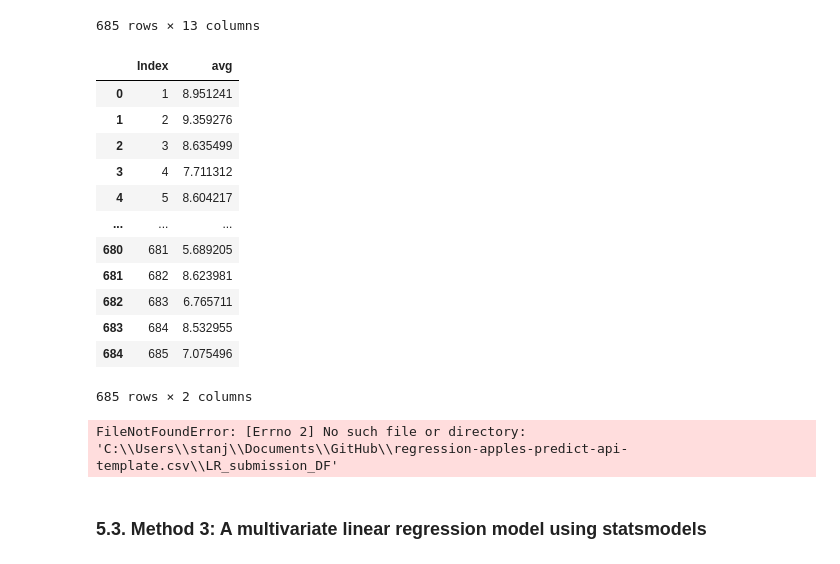
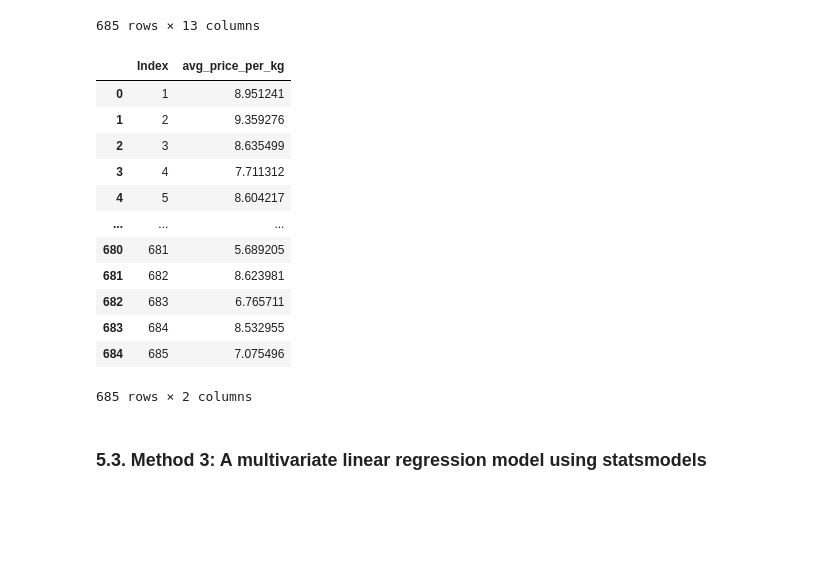
Before and after one commit to lkrump7/regression-apples-predict-api-template, a Jupyter notebook: Linear Regression team TS2.ipynb, the cells around one changed output. Saved outputs shown, nothing was run; the diff lists cells and outputs as text; code cells hidden in the pictures; blank space fills up the shorter version.

```diff
--- a/Linear Regression team TS2.ipynb
+++ b/Linear Regression team TS2.ipynb
@@ -592,23 +592,26 @@ LR_submission_DF = pd.DataFrame({'Index' : index_list, 'avg': y_submission})
-# %%
-LR_submission_DF
-# %% [output]
-|  | Index | avg |
-| 0 | 1 | 8.951241 |
-| 1 | 2 | 9.359276 |
-| 2 | 3 | 8.635499 |
-| 3 | 4 | 7.711312 |
-| 4 | 5 | 8.604217 |
-| ... | ... | ... |
-| 680 | 681 | 5.689205 |
-| 681 | 682 | 8.623981 |
-| 682 | 683 | 6.765711 |
-| 683 | 684 | 8.532955 |
-| 684 | 685 | 7.075496 |
-685 rows × 2 columns
+# %%
+#Putting the predictions with the index in a DataFrame
+LR_submission_DF = pd.DataFrame({'Index' : index_list, 'avg_price_per_kg': y_submission})
+# %%
+#Displaying the predictions DataFrame
+LR_submission_DF.head()
+# %% [output]
+|  | Index | avg_price_per_kg |
+| 0 | 1 | 8.951241 |
+| 1 | 2 | 9.359276 |
+| 2 | 3 | 8.635499 |
+| 3 | 4 | 7.711312 |
+| 4 | 5 | 8.604217 |
+| ... | ... | ... |
+| 680 | 681 | 5.689205 |
+| 681 | 682 | 8.623981 |
+| 682 | 683 | 6.765711 |
+| 683 | 684 | 8.532955 |
+| 684 | 685 | 7.075496 |
+685 rows × 2 columns
 # %%
-LR_submission_DF.to_csv(r'C:\Users\stanj\Documents\GitHub\regression-apples-predict-api-template.c\LR_submission_DF')
+#Saving the DataFrame as as csv
+LR_submission_DF.to_csv(r'C:\Users\stanj\Documents\GitHub\regression-apples-predict-api-template\LR_submission_DF.csv', index = False)
-# %% [output]
-FileNotFoundError: [Errno 2] No such file or directory: 'C:\\Users\\stanj\\Documents\\GitHub\\regression-apples-predict-api-template.csv\\LR_submission_DF'
 # %% [markdown]
 ### 5.3. Method 3: A multivariate linear regression model using statsmodels
 # %% [markdown]
```
Also changed, not shown: parts of 5 cells of this notebook.
